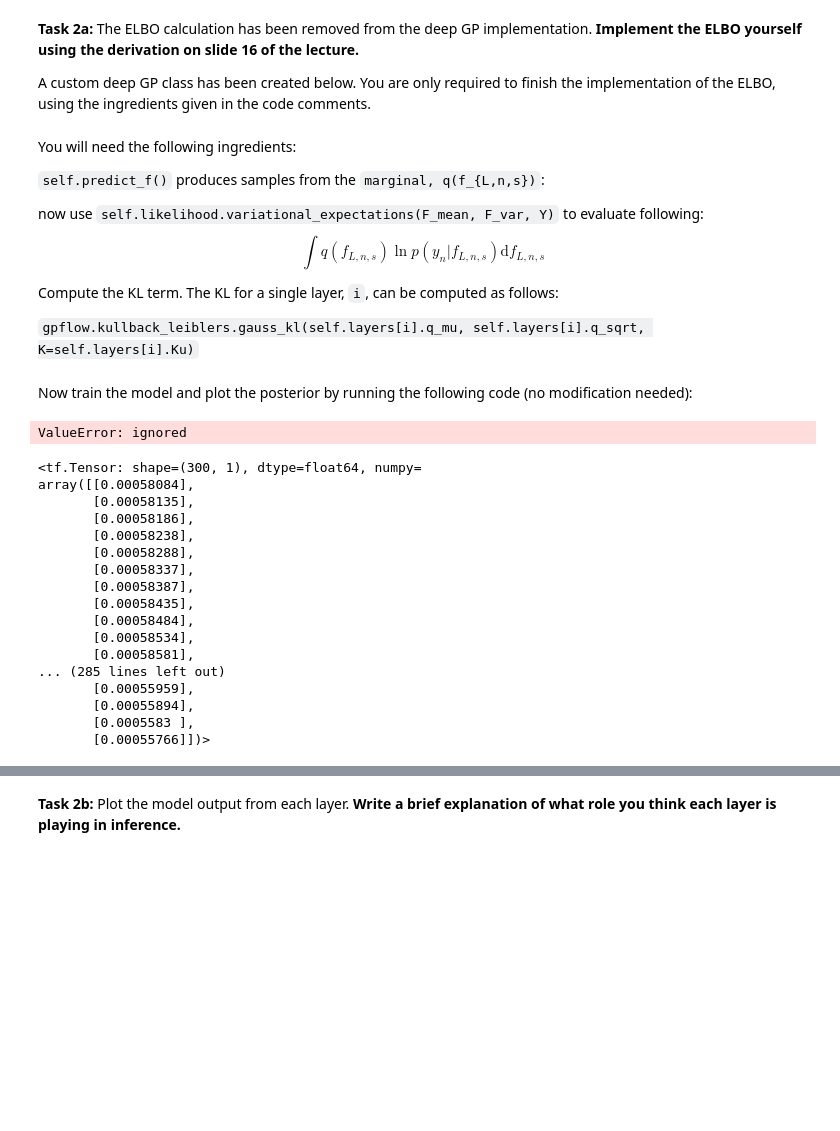
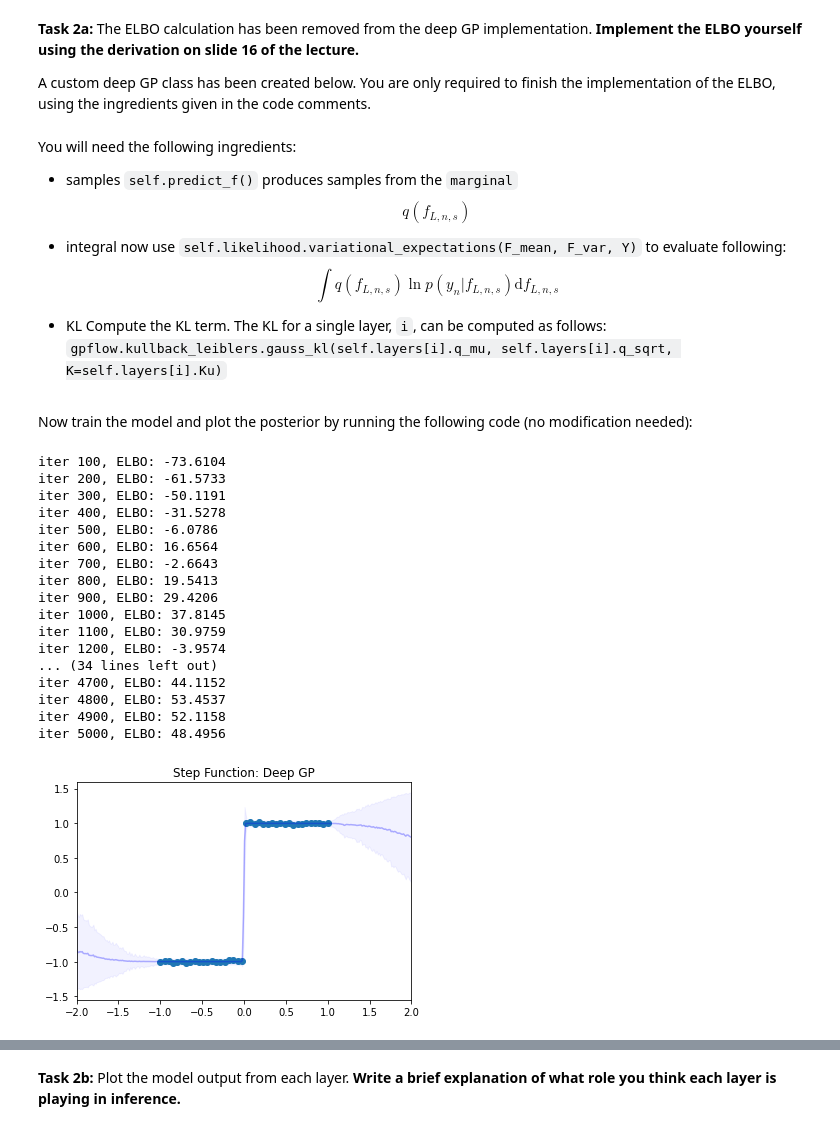
Before and after one commit to talayeha/gaussian-process, a Jupyter notebook: lab5/lab5.ipynb, the cells around one changed output, grey strips where cells are left out. Saved outputs shown, nothing was run; the diff lists cells and outputs as text; code cells hidden in the pictures; blank space fills up the shorter version.

```diff
--- a/lab5/lab5.ipynb
+++ b/lab5/lab5.ipynb
@@ -174,14 +180,16 @@ A custom deep GP class has been created below. You are only required to finish t
 # %% [markdown]
 You will need the following ingredients:
 
-`self.predict_f()` produces samples from the `marginal, q(f_{L,n,s})`:
+- samples
+`self.predict_f()` produces samples from the `marginal`
+$$q(f_{L,n,s})$$
 
+- integral
 now use `self.likelihood.variational_expectations(F_mean, F_var, Y)` to evaluate following:
 $$ \int q(f_{L,n,s}) \ln p(y_n | f_{L,n,s}) \mathrm{d} f_{L,n,s} $$
 
-Compute the KL term. The KL for a single layer, `i`, can be computed as follows:
-
-`gpflow.kullback_leiblers.gauss_kl(self.layers[i].q_mu, self.layers[i].q_sqrt, K=self.layers[i].Ku)`
+- KL
+Compute the KL term. The KL for a single layer, `i`, can be computed as follows: `gpflow.kullback_leiblers.gauss_kl(self.layers[i].q_mu, self.layers[i].q_sqrt, K=self.layers[i].Ku)`
 # %%
 class MyDeepGP(DeepGP):
 
@@ -199,20 +207,17 @@ class MyDeepGP(DeepGP):
         ############################################
 
         # the initial layer
-        y = X
+        F_mean, F_var = self.predict_f(X, num_samples=S, full_cov=False)
+
         KL = 0
-        F_mean = None
-        F_var = None
         for i in range(len(self.layers)):
-            # F_mean, F_var = self.predict_f(y, num_samples=S, full_cov=False)
-            y = self.predict_y(X, num_samples=S)
             KL += gpflow.kullback_leiblers.gauss_kl(self.layers[i].q_mu, self.layers[i].q_sqrt, K=self.layers[i].Ku)
 
-        sum_of_intergral = self.likelihood.variational_expectations(F_mean, F_var, y)
+        sum_of_intergral = self.likelihood.variational_expectations(F_mean, F_var, Y)
         assert sum_of_intergral.shape == (S,N_star)
 
-        first_term = tf.reduce_sum(sum_of_intergral) / S
-        ELBO = first_term +  KL
+        first_term = N * tf.reduce_sum(sum_of_intergral) / (S * N_star)
+        ELBO = first_term - KL
 
         ############################################
 
@@ -255,52 +260,56 @@ def make_deep_GP(num_layers, X, Y, Z):
 def training_step(model, opt):
     with tf.GradientTape(watch_accessed_variables=False) as tape:
         tape.watch(model.trainable_variables)
         obj = -model.elbo((X_train, Y_train))
         gradients = tape.gradient(obj, model.trainable_variables)
     opt.apply_gradients(zip(gradients, model.trainable_variables))
     return obj
 
 
 
 
 ## Now train the model and plot the result
 
 M = 20  # num inducing points
 num_layers = 3  # number of layers
 Z_init = np.random.uniform(-1, 1, M)[:, None]
 dgp = make_deep_GP(num_layers, X_train, Y_train, Z_init)
 optimizer = tf.optimizers.Adam(learning_rate=0.01, epsilon=1e-08)
 
 num_iters = 5000
 
 for it in range(1, num_iters + 1):
     objective = training_step(dgp, optimizer)
-    if np.mod(it, 1000) == 0:
+    if np.mod(it, 100) == 0:
         print('iter %2d, ELBO: %1.4f' % (it, -objective.numpy()))
 
 m_test, v_test = dgp.predict_y(Xs, num_samples=1000)
 m_test, v_test = tf.reduce_mean(m_test, axis=0), tf.reduce_mean(v_test, axis=0)
 lb = m_test[:, 0] - 1.96 * v_test[:, 0] ** 0.5
 ub = m_test[:, 0] + 1.96 * v_test[:, 0] ** 0.5
+
+plt.plot(Xs, m_test, color='b', alpha=0.3)
+plt.fill_between(Xs[:, 0], lb, ub, color='b', alpha=0.05, label='95% confidence')
+plt.xlim(min(Xs), max(Xs))
+
+plt.title('Step Function: Deep GP')
+plt.scatter(X_train, Y_train);
 # %% [output]
-ValueError: ignored
+iter 100, ELBO: -73.6104
+iter 200, ELBO: -61.5733
+iter 300, ELBO: -50.1191
+iter 400, ELBO: -31.5278
+iter 500, ELBO: -6.0786
+iter 600, ELBO: 16.6564
+iter 700, ELBO: -2.6643
+iter 800, ELBO: 19.5413
+iter 900, ELBO: 29.4206
+iter 1000, ELBO: 37.8145
+iter 1100, ELBO: 30.9759
+iter 1200, ELBO: -3.9574
+... (34 lines left out)
+iter 4700, ELBO: 44.1152
+iter 4800, ELBO: 53.4537
+iter 4900, ELBO: 52.1158
+iter 5000, ELBO: 48.4956
+[figure, added]
-# %%
-m_test
-# %% [output]
-<tf.Tensor: shape=(300, 1), dtype=float64, numpy=
-array([[0.00058084],
-       [0.00058135],
-       [0.00058186],
-       [0.00058238],
-       [0.00058288],
-       [0.00058337],
-       [0.00058387],
-       [0.00058435],
-       [0.00058484],
-       [0.00058534],
-       [0.00058581],
-... (285 lines left out)
-       [0.00055959],
-       [0.00055894],
-       [0.0005583 ],
-       [0.00055766]])>
```
Also changed, not shown: parts of 23 cells of this notebook, 6 other files.
